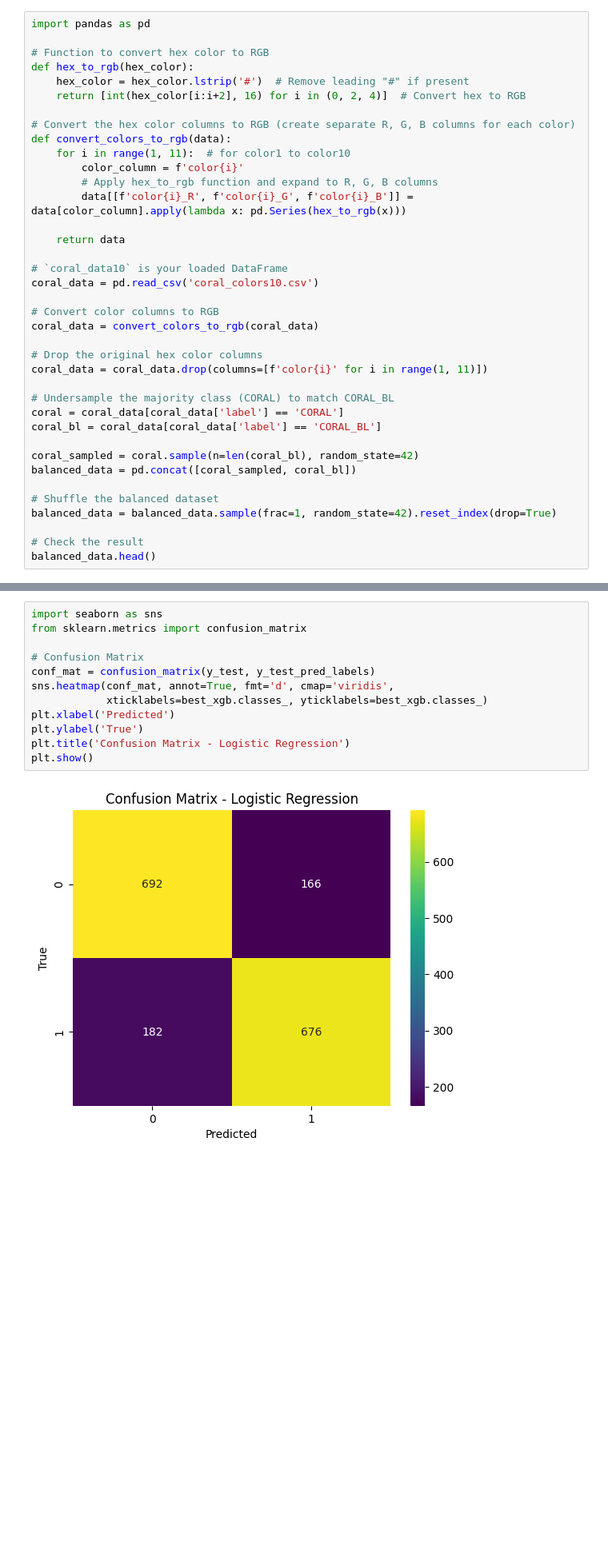
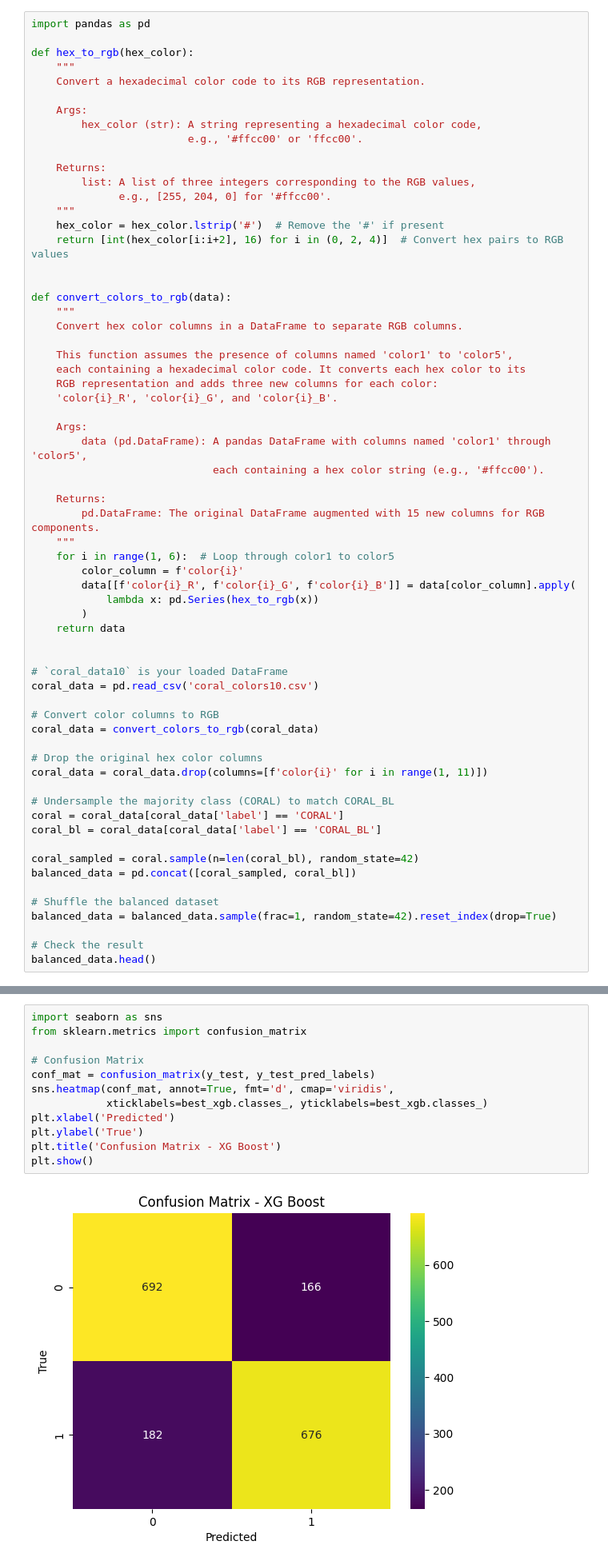
Before and after one commit to yangyunshi/ICS435-CORAL-BLEACHING-PROJECT, a Jupyter notebook: coral_bleaching_models.ipynb, the cells around one changed output, grey strips where cells are left out. Shown: that part at 80% size. Saved outputs shown, nothing was run; the diff lists cells and outputs as text; blank space fills up the shorter version.

```diff
--- a/coral_bleaching_models.ipynb
+++ b/coral_bleaching_models.ipynb
@@ -7,19 +7,45 @@ import matplotlib.pyplot as plt
 # %%
 import pandas as pd
 
-# Function to convert hex color to RGB
 def hex_to_rgb(hex_color):
-    hex_color = hex_color.lstrip('#')  # Remove leading "#" if present
-    return [int(hex_color[i:i+2], 16) for i in (0, 2, 4)]  # Convert hex to RGB
+    """
+    Convert a hexadecimal color code to its RGB representation.
 
-# Convert the hex color columns to RGB (create separate R, G, B columns for each color)
+    Args:
+        hex_color (str): A string representing a hexadecimal color code,
+                         e.g., '#ffcc00' or 'ffcc00'.
+
+    Returns:
+        list: A list of three integers corresponding to the RGB values,
+              e.g., [255, 204, 0] for '#ffcc00'.
+    """
+    hex_color = hex_color.lstrip('#')  # Remove the '#' if present
+    return [int(hex_color[i:i+2], 16) for i in (0, 2, 4)]  # Convert hex pairs to RGB values
+
+
 def convert_colors_to_rgb(data):
-    for i in range(1, 11):  # for color1 to color10
+    """
+    Convert hex color columns in a DataFrame to separate RGB columns.
+
+    This function assumes the presence of columns named 'color1' to 'color5',
+    each containing a hexadecimal color code. It converts each hex color to its
+    RGB representation and adds three new columns for each color:
+    'color{i}_R', 'color{i}_G', and 'color{i}_B'.
+
+    Args:
+        data (pd.DataFrame): A pandas DataFrame with columns named 'color1' through 'color5',
+                             each containing a hex color string (e.g., '#ffcc00').
+
+    Returns:
+        pd.DataFrame: The original DataFrame augmented with 15 new columns for RGB components.
+    """
+    for i in range(1, 6):  # Loop through color1 to color5
         color_column = f'color{i}'
-        # Apply hex_to_rgb function and expand to R, G, B columns
-        data[[f'color{i}_R', f'color{i}_G', f'color{i}_B']] = data[color_column].apply(lambda x: pd.Series(hex_to_rgb(x)))
+        data[[f'color{i}_R', f'color{i}_G', f'color{i}_B']] = data[color_column].apply(
+            lambda x: pd.Series(hex_to_rgb(x))
+        )
+    return data
 
-    return data
 
 # `coral_data10` is your loaded DataFrame
 coral_data = pd.read_csv('coral_colors10.csv')
@@ -893,14 +919,14 @@ weighted avg       0.80      0.80      0.80      1716
 # %%
 import seaborn as sns
 from sklearn.metrics import confusion_matrix
 
 # Confusion Matrix
 conf_mat = confusion_matrix(y_test, y_test_pred_labels)
 sns.heatmap(conf_mat, annot=True, fmt='d', cmap='viridis',
             xticklabels=best_xgb.classes_, yticklabels=best_xgb.classes_)
 plt.xlabel('Predicted')
 plt.ylabel('True')
-plt.title('Confusion Matrix - Logistic Regression')
+plt.title('Confusion Matrix - XG Boost')
 plt.show()
 # %% [output]
-[figure, old version]
+[figure, new version]
```
Also changed, not shown: parts of 1 cell of this notebook.
